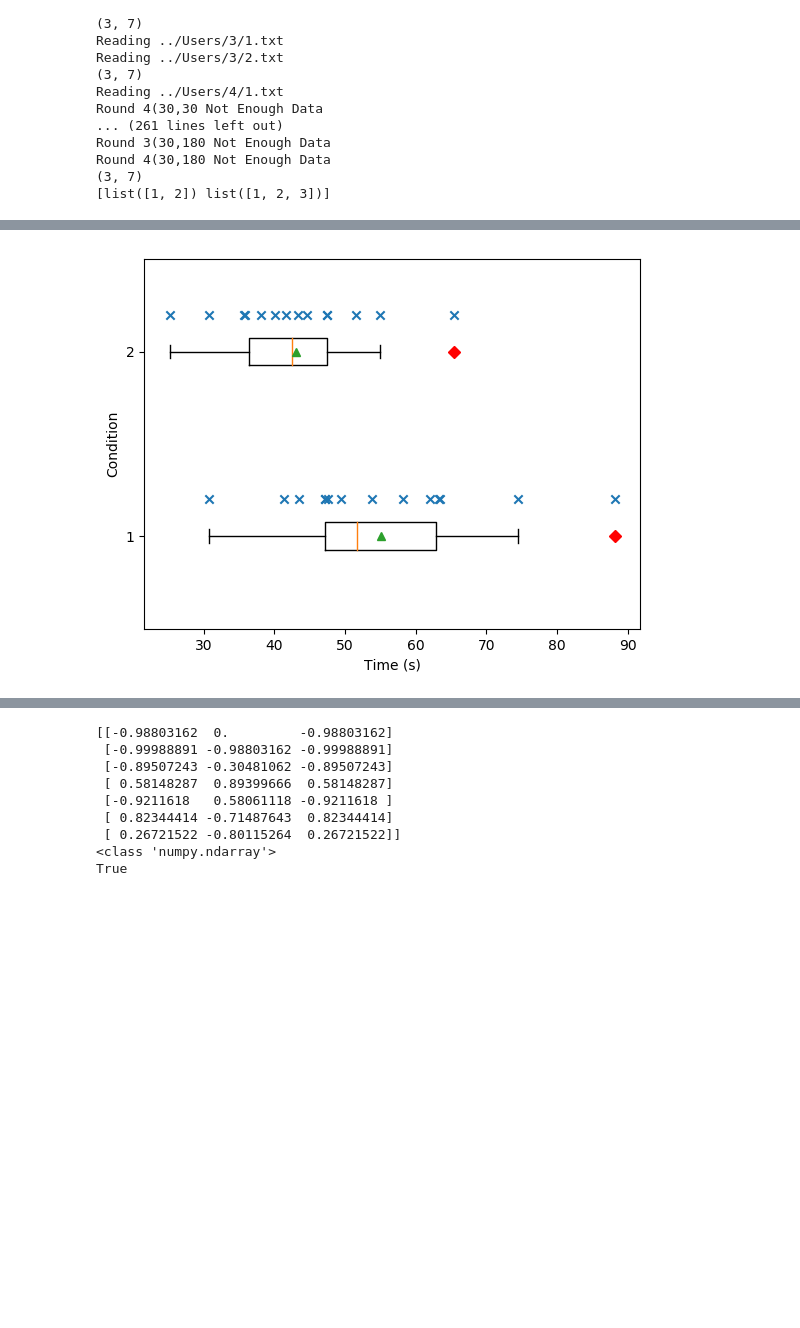
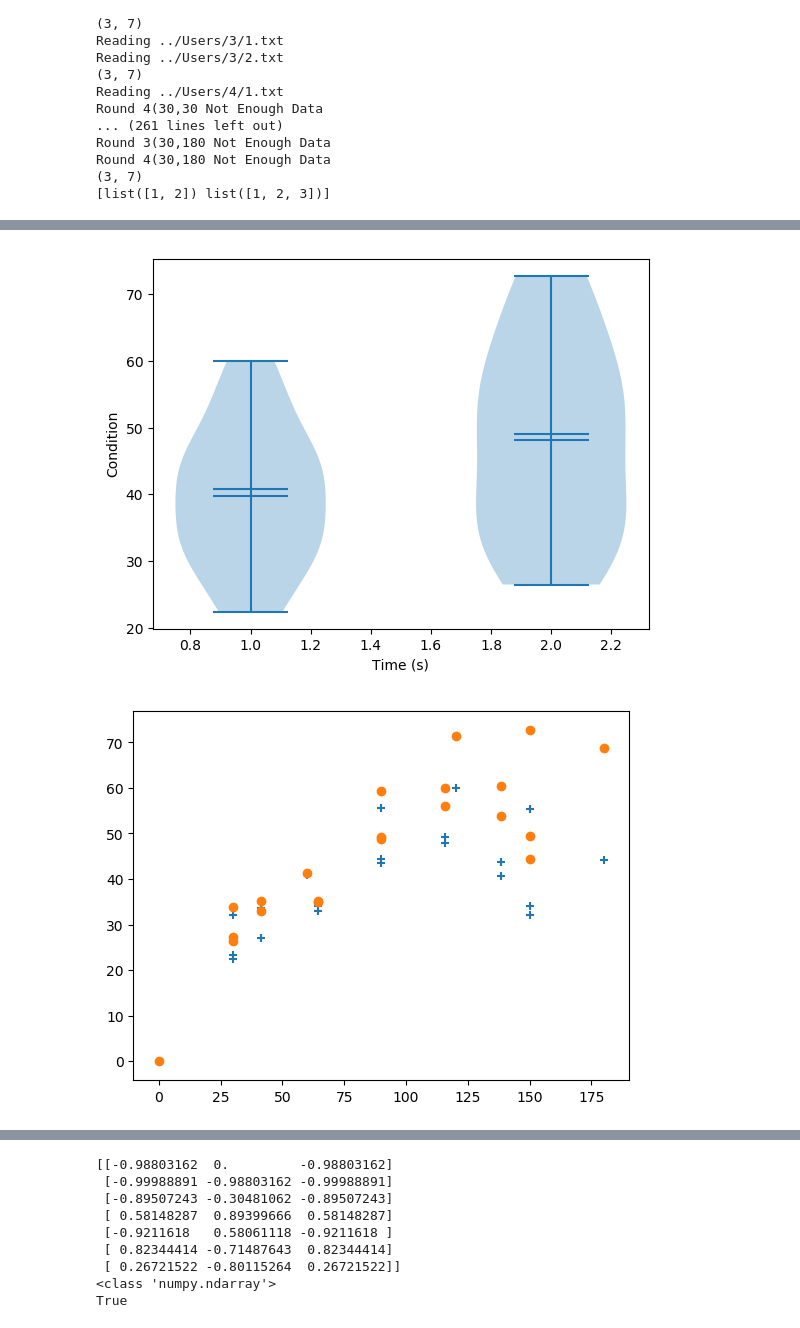
Before and after one commit to red-pencil/python_data, a Jupyter notebook: vtdata/Scripts/plot_20190430.ipynb, the cells around one changed output, grey strips where cells are left out. Drawn from its saved outputs; the diff is of its cells as text; code cells hidden in the pictures; blank space fills up the shorter version.

```diff
--- a/vtdata/Scripts/plot_20190430.ipynb
+++ b/vtdata/Scripts/plot_20190430.ipynb
@@ -22,7 +22,7 @@ from matplotlib import cm
 #plt.style.use('fivethirtyeight')
 #plt.style.use('grayscale')
 #plt.style.use('seaborn-colorblind')
-plt.style.use('default')
+
 
 # DEFINE DATA CLASS
 class RawData(object):
@@ -47,6 +47,12 @@ class TimeData(object):
         self.target_lon=target_lon
         self.target_lat=target_lat
         self.deltatime=deltatime
+
+
+LAT_KEY = ('-30','0','30')
+LON_KEY = ('0','30','60','90','120','150','180')
+LAT_KEY_F = (-30,0,30)
+LON_KEY_F = (0,30,60,90,120,150,180)
 
 
 class User(object):
@@ -123,7 +129,7 @@ class User(object):
         return aim_time   # aim_time is 3*3*7 array{}
 
     LAT_KEY = ('-30','0','30')
-    LON_KEY = ['0','30','60','90','120','150','180']
+    LON_KEY = ('0','30','60','90','120','150','180')
 
     def _extract_time(self, input_time):
         #lat = [a for a in input_time]
@@ -158,7 +164,8 @@ class User(object):
                     #print("lat", lat, "lon", lon, "i", i, "value", input_time_dict[lat][lon][i])
                     if (i >= len(input_time_dict[lat][lon])):
                         print("Round "+str(i+1)+"("+lat+","+lon+" Not Enough Data")
-                        r[i].append(input_time_dict[lat][lon][-1])
+                        #r[i].append(input_time_dict[lat][lon][-1])
+                        r[i].append(np.mean(input_time_dict[lat][lon]))
                     else:
                         r[i].append(input_time_dict[lat][lon][i])
 
@@ -1173,9 +1448,11 @@ Invalid limit will be ignored.
 new_r_1 = np.array(test1.round_10x4).T
 new_r_2 = np.array(test2.round_10x4).T
 
-new_r_1_mean = [np.mean(i) for i in test1.round_10x4]
-new_r_2_mean = [np.mean(i) for i in test2.round_10x4]
+new_r_1_mean = np.delete(np.array(test1.speed_mean_3x7).flatten(), 7)
+new_r_2_mean = np.delete(np.array(test2.speed_mean_3x7).flatten(), 7)
 
+print(stats.normaltest(new_r_1_mean))
+print(stats.normaltest(new_r_2_mean))
 
 print("##ttest_rel(new_r_1_mean, new_r_2_mean)")
 print(ttest_rel(new_r_1_mean, new_r_2_mean))
@@ -1199,15 +1476,17 @@ print('new_r_mean_1/ratio_mean', new_r_mean_ratio_mean)
 from pylab import *
 fig, ax = plt.subplots()
 
-r = ax.boxplot([new_r_1_mean, new_r_2_mean],  0, 'rD', 0, showmeans=True)
+#r = ax.boxplot([new_r_1_mean, new_r_2_mean],  0, 'rD', 0, showmeans=True)
+ax.violinplot([new_r_1_mean, new_r_2_mean],
+               showmeans=True, showmedians=True, showextrema=True)
 
 ax.set_xlabel('Time (s)')
 ax.set_ylabel('Condition')
-ax.scatter([new_r_1_mean, new_r_2_mean],
-            [[1.2 for i in new_r_1_mean], [2.2 for i in new_r_2_mean]],
-            marker = "x")
+#ax.scatter([new_r_1_mean, new_r_2_mean],
+#            [[1.2 for i in new_r_1_mean], [2.2 for i in new_r_2_mean]],
+ #           marker = "x")
 
-out = r["fliers"][0].get_data()[1]
+#out = r["fliers"][0].get_data()[1]
 print("out", out)
 
 #print(new_r_1.shape)
@@ -1215,31 +1494,35 @@ print(new_r_1_mean)
 print(new_r_2_mean)
 
 
-print("ANOVA1")
-print(stats.f_oneway(new_r_1[0], new_r_1[1], new_r_1[2], new_r_1[3]))
 
-print("ANOVA2")
-print(stats.f_oneway(new_r_2[0], new_r_2[1], new_r_2[2], new_r_2[3]))
+def distance():
 
-#print(ttest_rel(new_r_1[0], new_r_1[3]))
-#print(ttest_rel(new_r_2[0], new_r_2[3]))
+    distance=[]
 
-#print(ttest_rel(new_r_1[0], new_r_2[0]))
-#print(ttest_rel(new_r_1[3], new_r_2[3]))
+    for lat in ['-30', '0', '30']:
+        dis=[]
+        for lon in ['0', '30', '60', '90', '120', '150', '180']:
+            angle = angle_ac(int(lat), int(lon))
+            dis.append(angle)
+        distance.append(dis)
 
-if (False):
-    import csv
+    return distance   # 3*3*7 array{}
 
-    with open('ANOVA.csv', 'a') as csvFile:
-        writer = csv.writer(csvFile)
 
-        for i in range(len(test1.speed_mean_10x3x7)):
-            row = np.array(test1.speed_mean_10x3x7[i]).flatten()
-            writer.writerow(row)
 
-        for i in range(len(test2.speed_mean_10x3x7)):
-            row = np.array(test2.speed_mean_10x3x7[i]).flatten()
-            writer.writerow(row)
+def angle_ac(lat, lon):
+    angle = math.degrees( math.acos( math.cos(math.radians(lat)) * math.cos(math.radians(lon)) ) )
+    return angle
 
-    csvFile.close()
+
+
+distance = distance()
+fig2, ax2 = plt.subplots()
+print(np.array(distance))
+print(np.array(test1.time_mean_3x7))
+ax2.scatter( np.array(distance).flatten(),
+             np.array(test1.speed_mean_3x7).flatten(), marker = "+")
+ax2.scatter( np.array(distance).flatten(),
+             np.array(test2.speed_mean_3x7).flatten(), marker = "o")
+plt.show()
 # %% [output]
@@ -1258 +1546,2 @@ F_onewayResult(statistic=0.11336533594467052, pvalue=0.9519018179364994)
-[figure, old version]
+[figure, new version]
+[figure, added]
```
Also changed, not shown: parts of 22 cells of this notebook.
